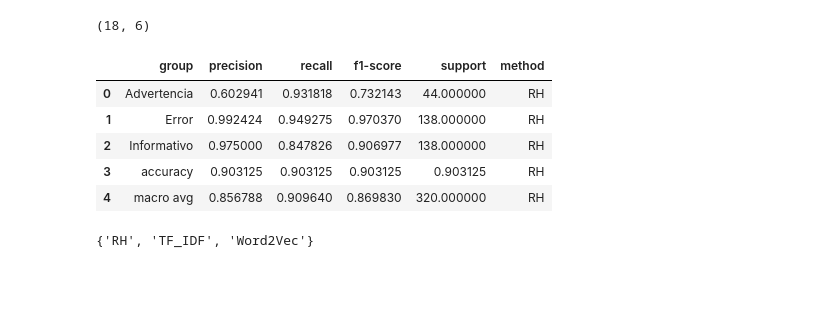
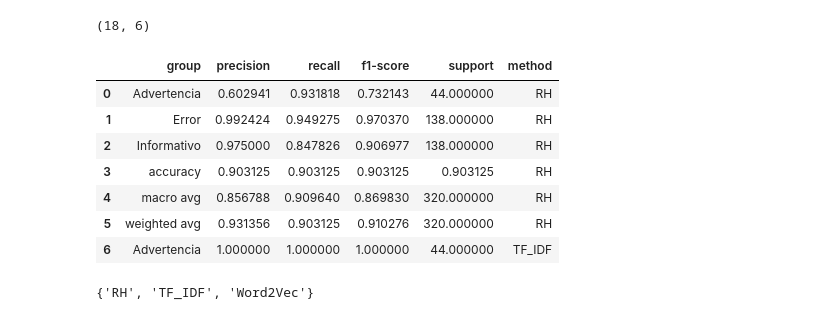
Before and after one commit to kbjimenes/logs-management, a Jupyter notebook: notebooks/6_1.1 Understand_Results_Kfold.ipynb, the cells around one changed output. Cells and saved outputs as stored; diff of their text form; code cells hidden in the pictures; blank space fills up the shorter version.

```diff
--- a/notebooks/6_1.1 Understand_Results_Kfold.ipynb
+++ b/notebooks/6_1.1 Understand_Results_Kfold.ipynb
@@ -5,16 +6,18 @@ import seaborn as sns
 # %%
 dir_path = "../results/"
 results = pd.read_csv(f"{dir_path}global_results_ev.csv", encoding='utf-8')
 print(results.shape)
-results.head()
+results.head(7)
 # %% [output]
 (18, 6)
 |  | group | precision | recall | f1-score | support | method |
 | 0 | Advertencia | 0.602941 | 0.931818 | 0.732143 | 44.000000 | RH |
 | 1 | Error | 0.992424 | 0.949275 | 0.970370 | 138.000000 | RH |
 | 2 | Informativo | 0.975000 | 0.847826 | 0.906977 | 138.000000 | RH |
 | 3 | accuracy | 0.903125 | 0.903125 | 0.903125 | 0.903125 | RH |
 | 4 | macro avg | 0.856788 | 0.909640 | 0.869830 | 320.000000 | RH |
+| 5 | weighted avg | 0.931356 | 0.903125 | 0.910276 | 320.000000 | RH |
+| 6 | Advertencia | 1.000000 | 1.000000 | 1.000000 | 44.000000 | TF_IDF |
 # %%
 set(results["method"])
 # %% [output]
```
Also changed, not shown: parts of 12 cells of this notebook, 11 other files.
